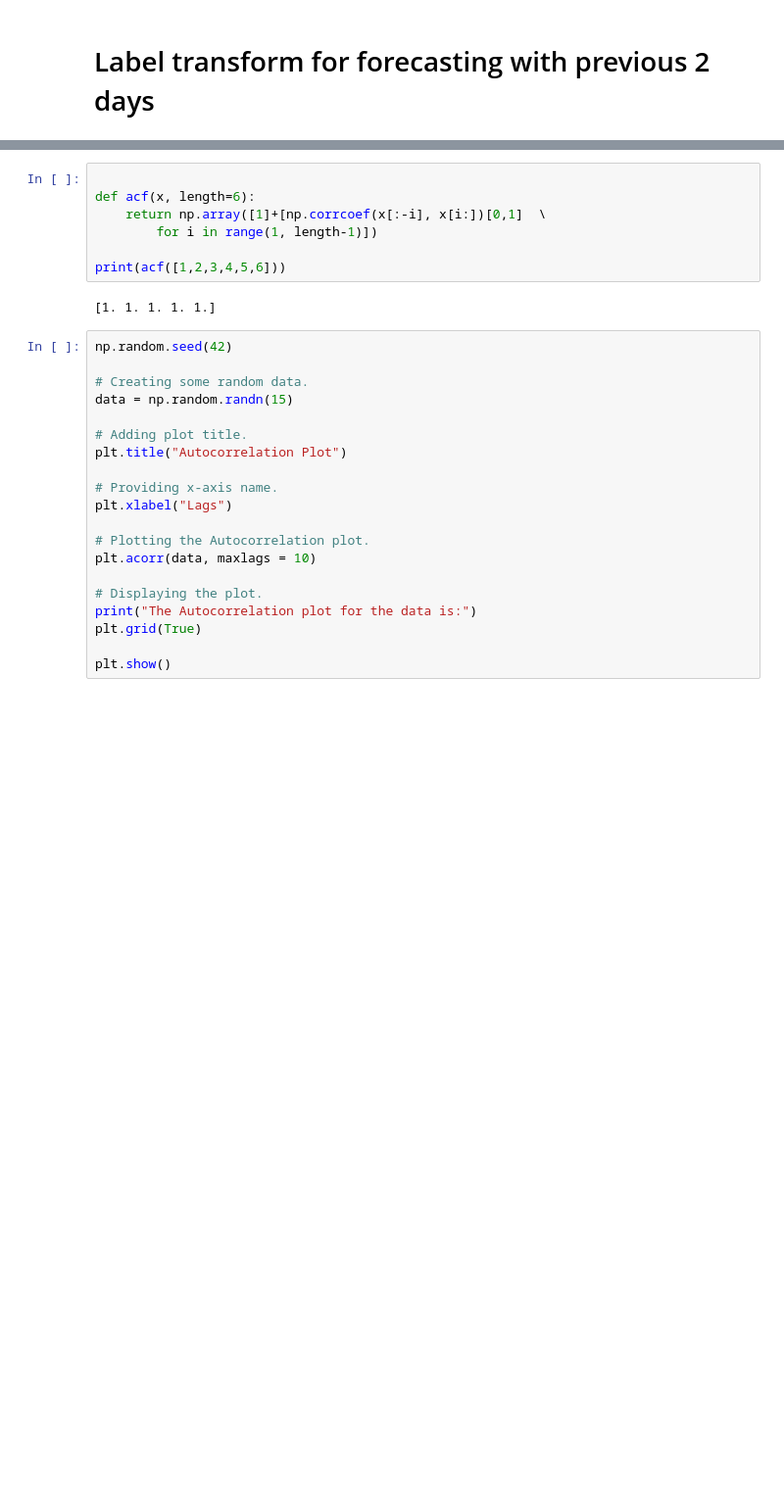
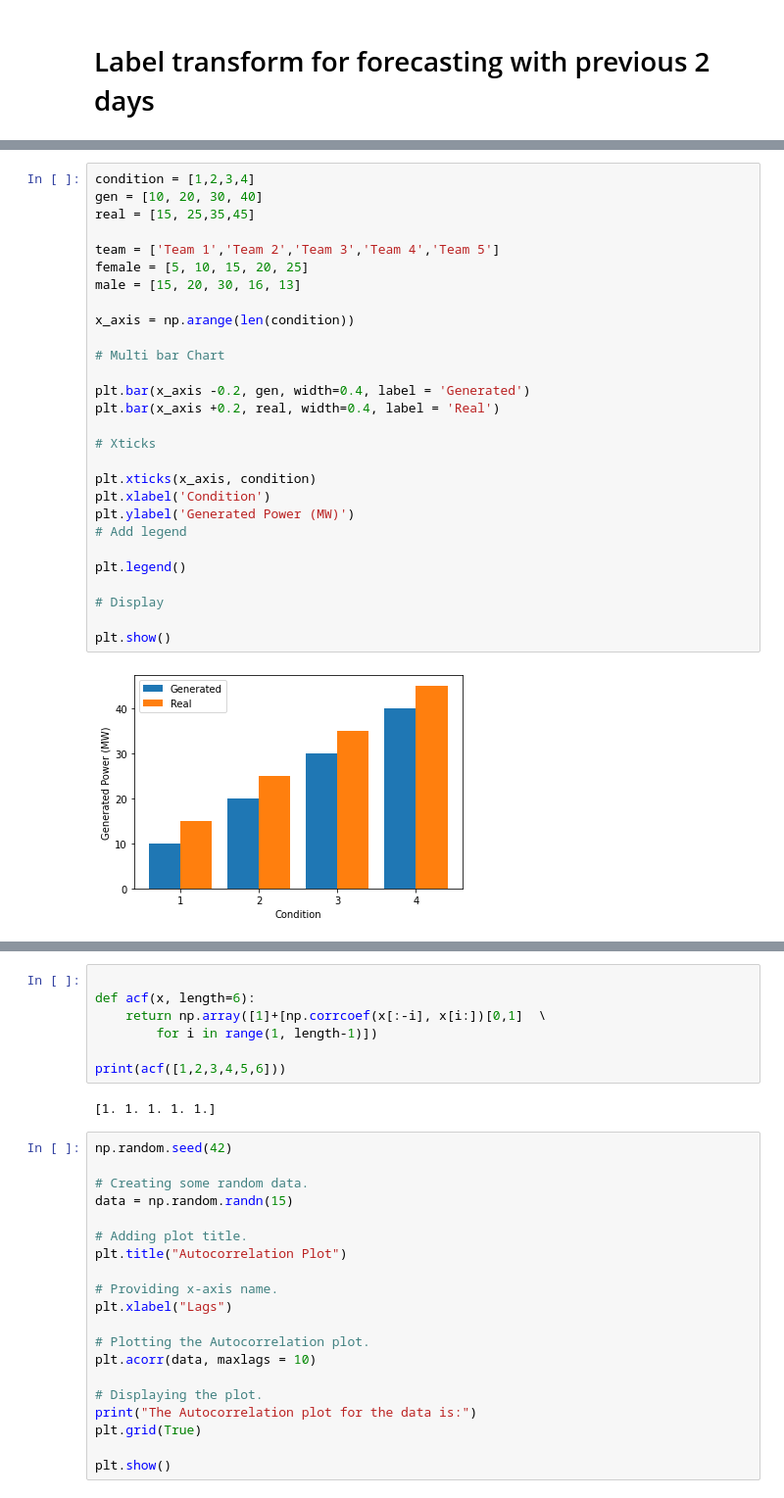
Before and after one commit to JBotzev/RSG-CGAN, a Jupyter notebook: cgan/utils/Utils.ipynb, the cells around one changed output, grey strips where cells are left out. Shown at 98% size. Cells and saved outputs as stored; diff of their text form; blank space fills up the shorter version.

```diff
--- a/cgan/utils/Utils.ipynb
+++ b/cgan/utils/Utils.ipynb
@@ -11,0 +59,30 @@ import matplotlib.pyplot as plt
+# %%
+condition = [1,2,3,4]
+gen = [10, 20, 30, 40]
+real = [15, 25,35,45]
+
+team = ['Team 1','Team 2','Team 3','Team 4','Team 5']
+female = [5, 10, 15, 20, 25]
+male = [15, 20, 30, 16, 13]
+
+x_axis = np.arange(len(condition))
+
+# Multi bar Chart
+
+plt.bar(x_axis -0.2, gen, width=0.4, label = 'Generated')
+plt.bar(x_axis +0.2, real, width=0.4, label = 'Real')
+
+# Xticks
+
+plt.xticks(x_axis, condition)
+plt.xlabel('Condition')
+plt.ylabel('Generated Power (MW)')
+# Add legend
+
+plt.legend()
+
+# Display
+
+plt.show()
+# %% [output]
+[figure, added]
```
Also changed, not shown: parts of 16 cells of this notebook, 11 other files.
